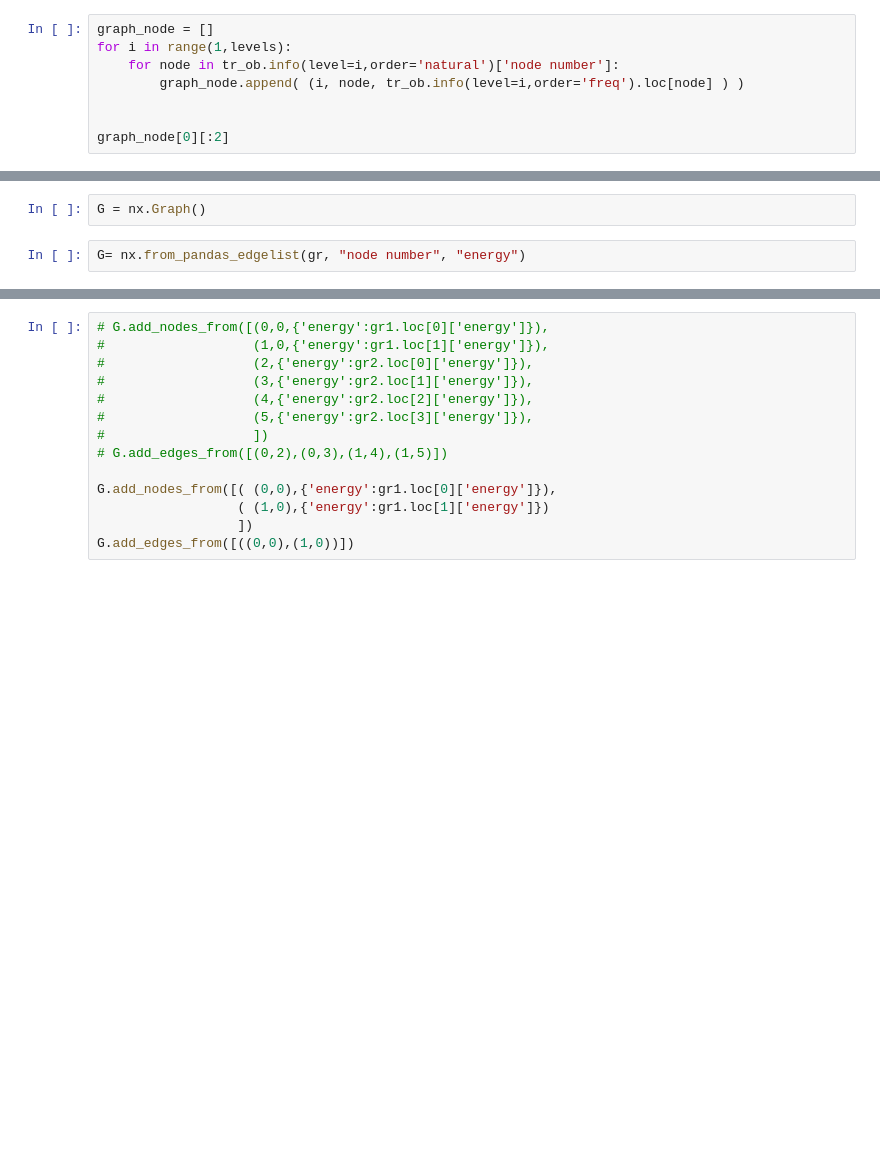
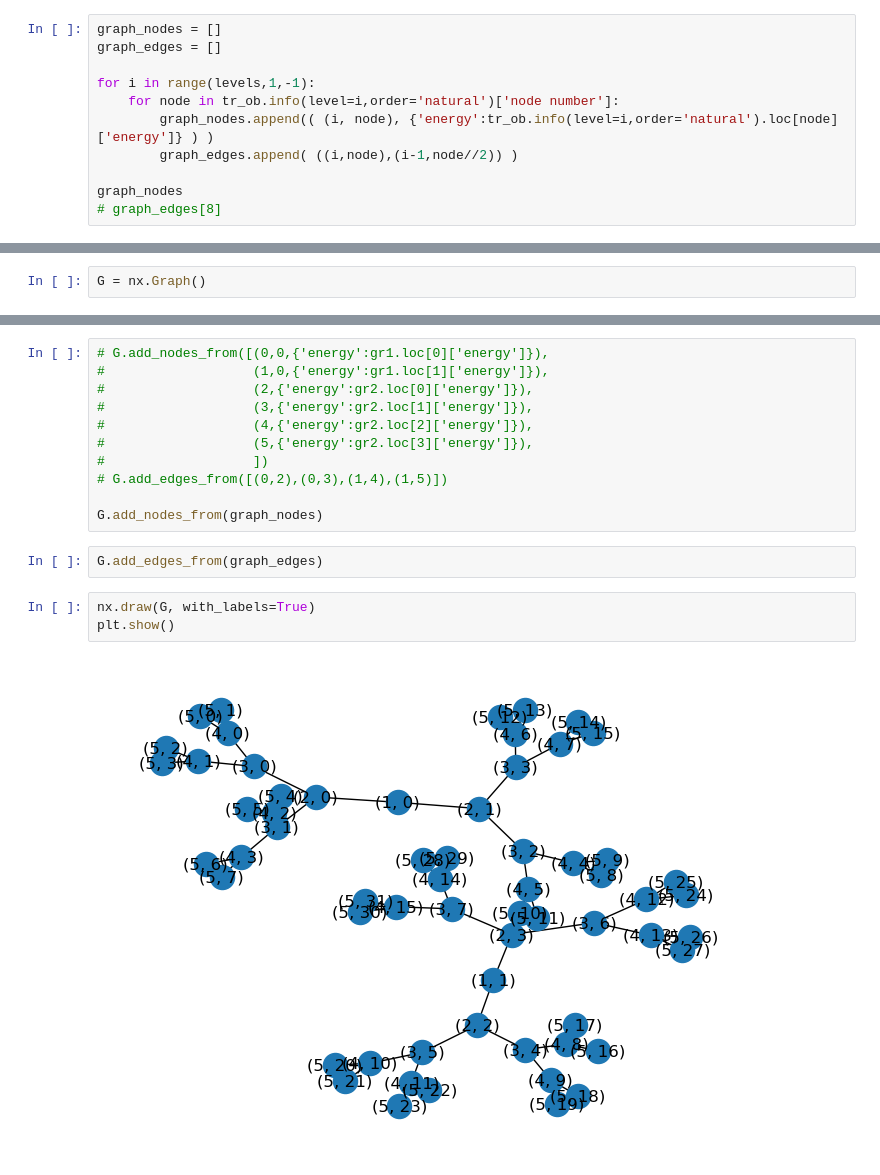
Before and after one commit to USonixGroup/wpt-cavitation, a Jupyter notebook: notebooks/transform_graph_visualisation.ipynb, the cells around one changed output, grey strips where cells are left out. Cells and saved outputs as stored; diff of their text form; blank space fills up the shorter version.

```diff
--- a/notebooks/transform_graph_visualisation.ipynb
+++ b/notebooks/transform_graph_visualisation.ipynb
@@ -119,11 +118,14 @@ for node in tr_ob.info(level=2,order='natural')['node number']:
 2
 3
 # %%
-graph_node = []
-for i in range(1,levels):
+graph_nodes = []
+graph_edges = []
+
+for i in range(levels,1,-1):
     for node in tr_ob.info(level=i,order='natural')['node number']:
-        graph_node.append( (i, node, tr_ob.info(level=i,order='freq').loc[node] ) )
+        graph_nodes.append(( (i, node), {'energy':tr_ob.info(level=i,order='natural').loc[node]['energy']} ) )
+        graph_edges.append( ((i,node),(i-1,node//2)) )
 
-
-graph_node[0][:2]
+graph_nodes
+# graph_edges[8]
 # %% [output]
@@ -140,5 +150,3 @@ Name: node number, dtype: int64
 import networkx as nx
 # %%
 G = nx.Graph()
-# %%
-G= nx.from_pandas_edgelist(gr, "node number", "energy")
@@ -154,7 +180,11 @@ NameError: name 'gr' is not defined
 #                   ])
 # G.add_edges_from([(0,2),(0,3),(1,4),(1,5)])
 
-G.add_nodes_from([( (0,0),{'energy':gr1.loc[0]['energy']}),
-                  ( (1,0),{'energy':gr1.loc[1]['energy']})
-                  ])
-G.add_edges_from([((0,0),(1,0))])
+G.add_nodes_from(graph_nodes)
+# %%
+G.add_edges_from(graph_edges)
+# %%
+nx.draw(G, with_labels=True)
+plt.show()
+# %% [output]
+[figure, added]
```
Also changed, not shown: parts of 12 cells of this notebook.
